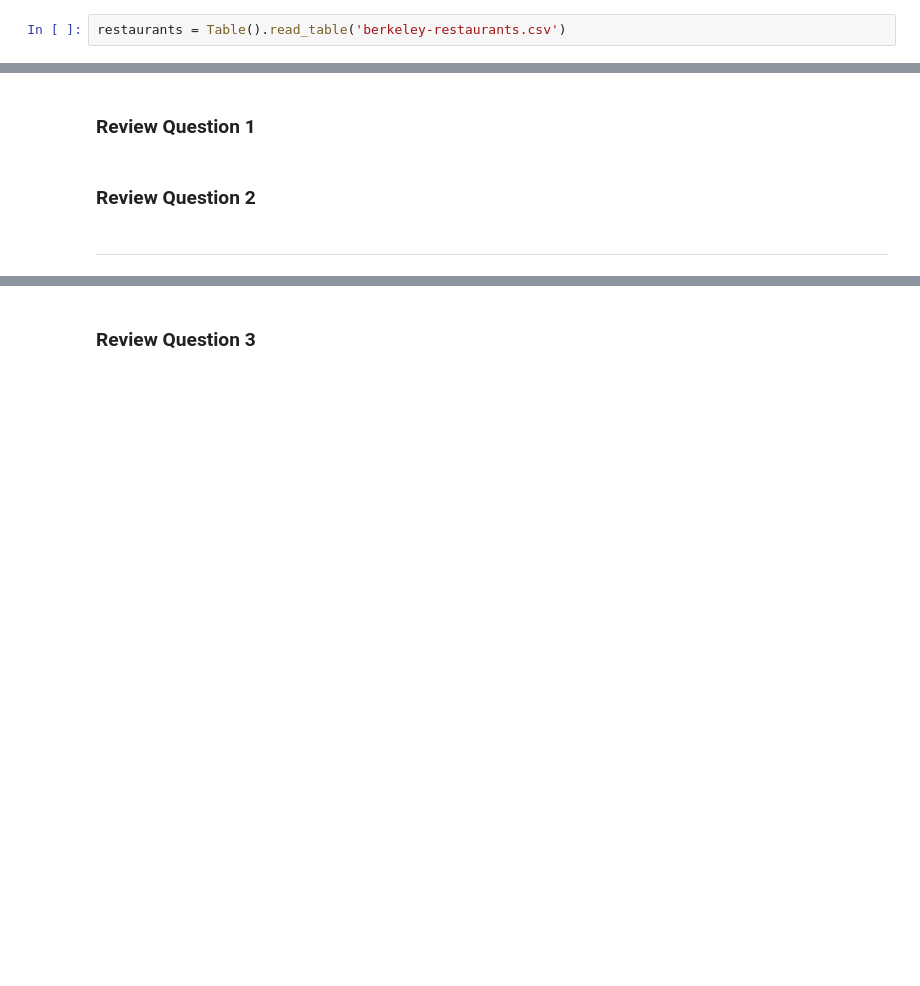
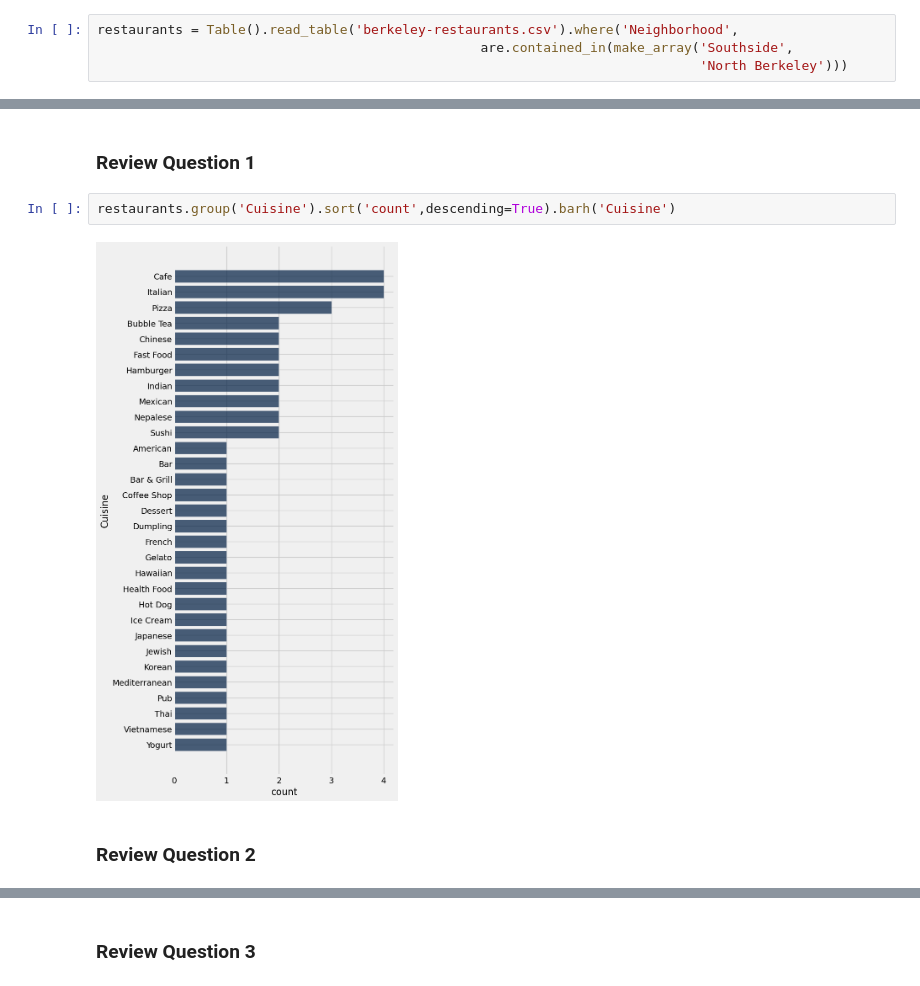
Before and after one commit to kystewart/materials-sp25, a Jupyter notebook: lec/lec22/lec22.ipynb, the cells around one changed output, grey strips where cells are left out. Cells and saved outputs as stored; diff of their text form; blank space fills up the shorter version.

```diff
--- a/lec/lec22/lec22.ipynb
+++ b/lec/lec22/lec22.ipynb
@@ -8,4 +8,6 @@ plt.style.use('fivethirtyeight')
 # %% [markdown]
 ## Review
 # %%
-restaurants = Table().read_table('berkeley-restaurants.csv')
+restaurants = Table().read_table('berkeley-restaurants.csv').where('Neighborhood',
+                                                 are.contained_in(make_array('Southside',
+                                                                             'North Berkeley')))
@@ -16,6 +29,8 @@ southside_and_north_berkeley = restaurants.where('Neighborhood',
 # %% [markdown]
 ### Review Question 1
+# %%
+restaurants.group('Cuisine').sort('count',descending=True).barh('Cuisine')
+# %% [output]
+[figure, added]
 # %% [markdown]
 ### Review Question 2
-# %% [markdown]
-______
```
Also changed, not shown: parts of 18 cells of this notebook.
